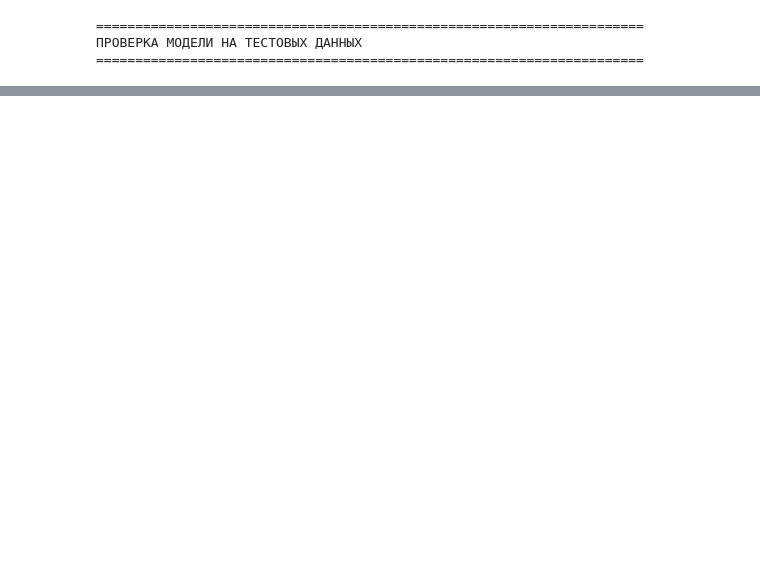
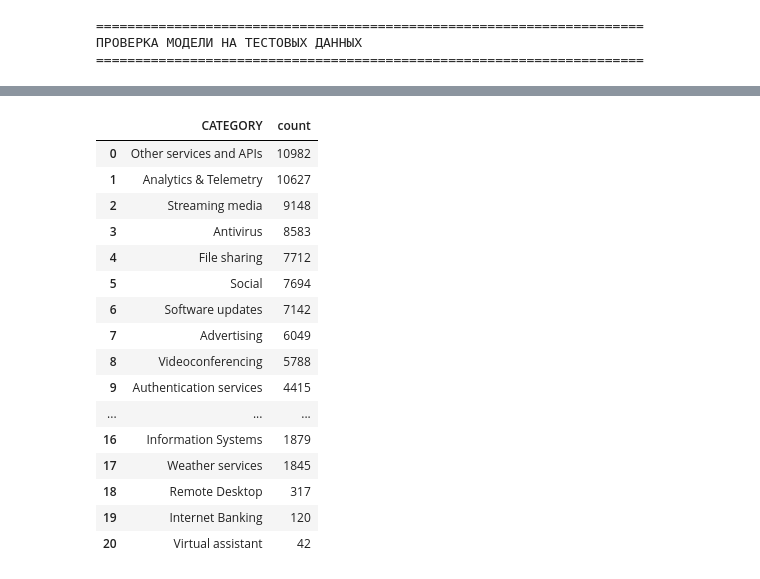
Before and after one commit to MinyaevAndrey/cesnet-tcexamples, a Jupyter notebook: notebooks/example_evaluation.ipynb, the cells around one changed output, grey strips where cells are left out. Drawn from its saved outputs; the diff is of its cells as text; code cells hidden in the pictures; blank space fills up the shorter version.

```diff
--- a/notebooks/example_evaluation.ipynb
+++ b/notebooks/example_evaluation.ipynb
@@ -1102,0 +1116,4 @@ print("="*70)
+# %%
+import pandas as pd
+df = pd.read_csv('/content/cesnet/(cesnet-tls22)-(W-2021-40)-(6_Sat)-flows-20211009.csv.gz', nrows=100_000)
+df.head(3)
@@ -1102,0 +1166,4 @@ print("="*70)
+# %%
+df = df.drop('PPI', axis=1)
+df = df.drop('CATEGORY', axis=1)
+df.head(3)
@@ -1102,0 +1196,20 @@ print("="*70)
+# %%
+df.CATEGORY.value_counts().reset_index()
+# %% [output]
+|  | CATEGORY | count |
+| 0 | Other services and APIs | 10982 |
+| 1 | Analytics & Telemetry | 10627 |
+| 2 | Streaming media | 9148 |
+| 3 | Antivirus | 8583 |
+| 4 | File sharing | 7712 |
+| 5 | Social | 7694 |
+| 6 | Software updates | 7142 |
+| 7 | Advertising | 6049 |
+| 8 | Videoconferencing | 5788 |
+| 9 | Authentication services | 4415 |
+| ... | ... | ... |
+| 16 | Information Systems | 1879 |
+| 17 | Weather services | 1845 |
+| 18 | Remote Desktop | 317 |
+| 19 | Internet Banking | 120 |
+| 20 | Virtual assistant | 42 |
```
Also changed, not shown: parts of 12 cells of this notebook.
